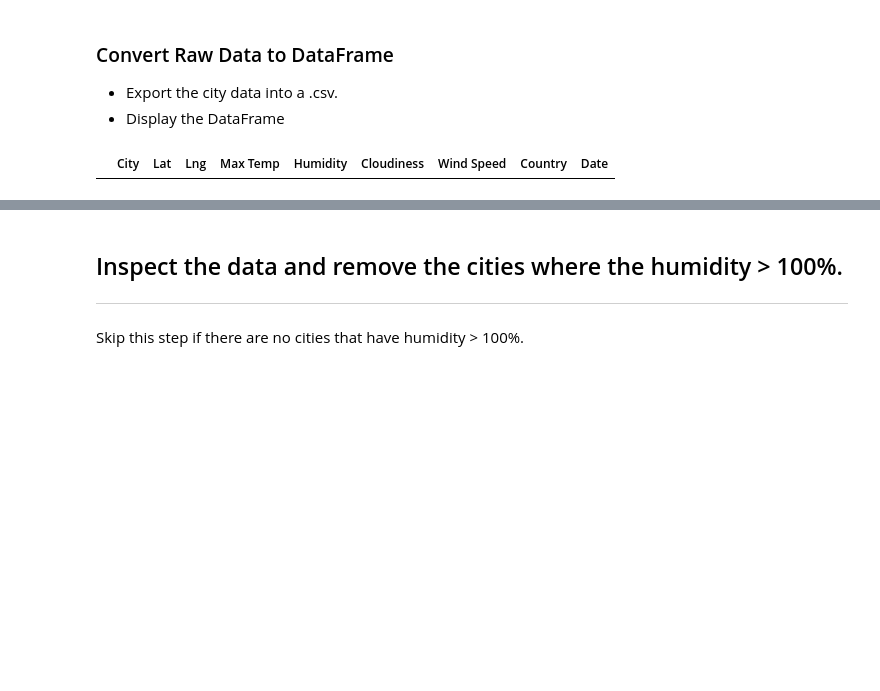
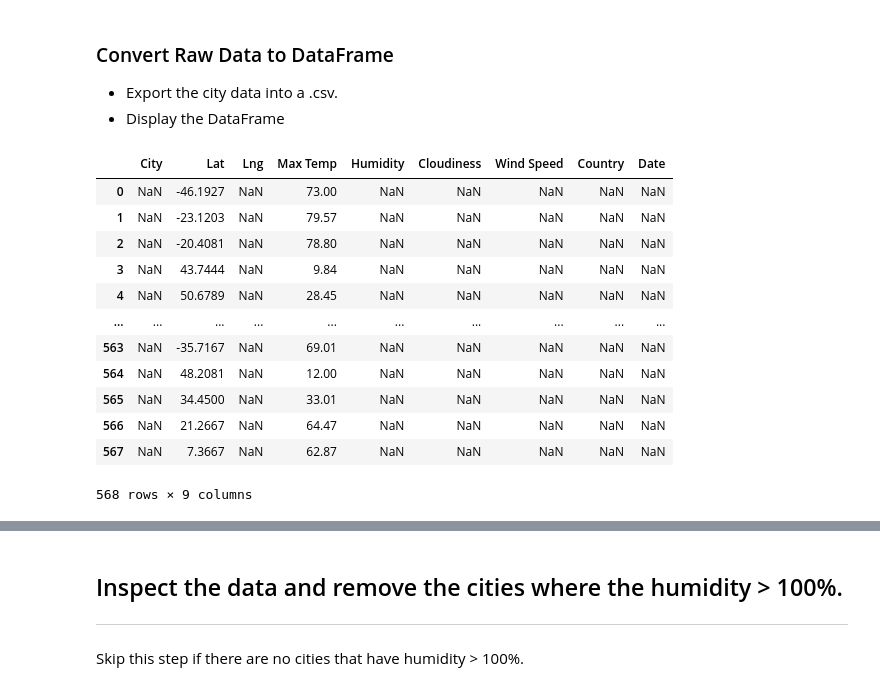
Before and after one commit to cjbeimfohr13/Python-Api-Challenge, a Jupyter notebook: WeatherPy/WeatherPy.ipynb, the cells around one changed output, grey strips where cells are left out. Cells and saved outputs as stored; diff of their text form; code cells hidden in the pictures; blank space fills up the shorter version.

```diff
--- a/WeatherPy/WeatherPy.ipynb
+++ b/WeatherPy/WeatherPy.ipynb
@@ -54,10 +54,7 @@ import json
 
 # Save config information.
 url = "http://api.openweathermap.org/data/2.5/weather?"
-city = "london"
+units="imperial"
 
 # Build partial query URL
-query_url = url+"appid="+weather_api_key+"&q="+city
-city_query=requests.get(query_url).json()
-
-city_query
+query_url = url+"appid="+weather_api_key+"&units="+units+"&q="
@@ -101,20 +80,20 @@ print("Beginning Data Retrieval")
 print("-------------------------")
 
 for city in cities:
+    response = requests.get(query_url + city).json()
     if counter < 50:
         counter+=1
     else:
         counter=0
     print("Processing Record {} | {}".format(counter,city))
     try:
-        response = requests.get(query_url + city).json()
         Lat.append(response['coord']['lat'])
         Max_Temp.append(response['main']['temp_max'])
         Lng.append(response['coord']['long'])
-        City.append(response['sys']['name'])
+        City.append(city)
         Wind_Speed.append(response['wind']['speed'])
-        Humidity.append(response['main']['temp'])
-        Date.append(response['main']['temp'])
+        Humidity.append(response['main']['humidity'])
+        Date.append(response['dt'])
         Country.append(response['sys']['country'])
         Cloudiness.append(response['clouds']['all'])
 
@@ -146,17 +145,30 @@ City not found. Skipping...
 # %%
 city_weather_dict={
     "City":City,
     "Lat":Lat,
     "Lng":Lng,
     "Max Temp": Max_Temp ,
     "Humidity":Humidity,
     "Cloudiness":Cloudiness,
     "Wind Speed":Wind_Speed,
     "Country":Country,
     "Date":Date
 }
 
-city_weather_df=pd.DataFrame.from_dict(city_weather_dict)
+city_weather_df=pd.DataFrame.from_dict(city_weather_dict,orient='index')
+city_weather_df=city_weather_df.transpose()
 city_weather_df
 # %% [output]
 |  | City | Lat | Lng | Max Temp | Humidity | Cloudiness | Wind Speed | Country | Date |
+| 0 | NaN | -46.1927 | NaN | 73.00 | NaN | NaN | NaN | NaN | NaN |
+| 1 | NaN | -23.1203 | NaN | 79.57 | NaN | NaN | NaN | NaN | NaN |
+| 2 | NaN | -20.4081 | NaN | 78.80 | NaN | NaN | NaN | NaN | NaN |
+| 3 | NaN | 43.7444 | NaN | 9.84 | NaN | NaN | NaN | NaN | NaN |
+| 4 | NaN | 50.6789 | NaN | 28.45 | NaN | NaN | NaN | NaN | NaN |
+| ... | ... | ... | ... | ... | ... | ... | ... | ... | ... |
+| 563 | NaN | -35.7167 | NaN | 69.01 | NaN | NaN | NaN | NaN | NaN |
+| 564 | NaN | 48.2081 | NaN | 12.00 | NaN | NaN | NaN | NaN | NaN |
+| 565 | NaN | 34.4500 | NaN | 33.01 | NaN | NaN | NaN | NaN | NaN |
+| 566 | NaN | 21.2667 | NaN | 64.47 | NaN | NaN | NaN | NaN | NaN |
+| 567 | NaN | 7.3667 | NaN | 62.87 | NaN | NaN | NaN | NaN | NaN |
+568 rows × 9 columns
```
Also changed, not shown: parts of 20 cells of this notebook.
